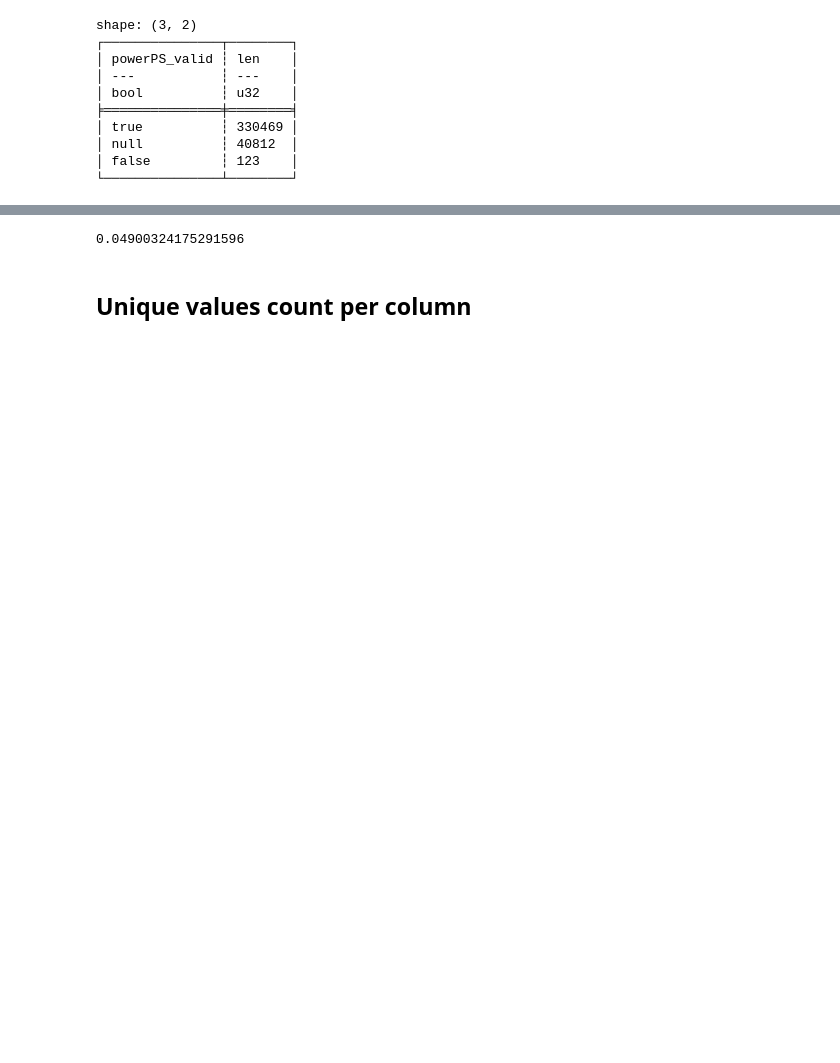
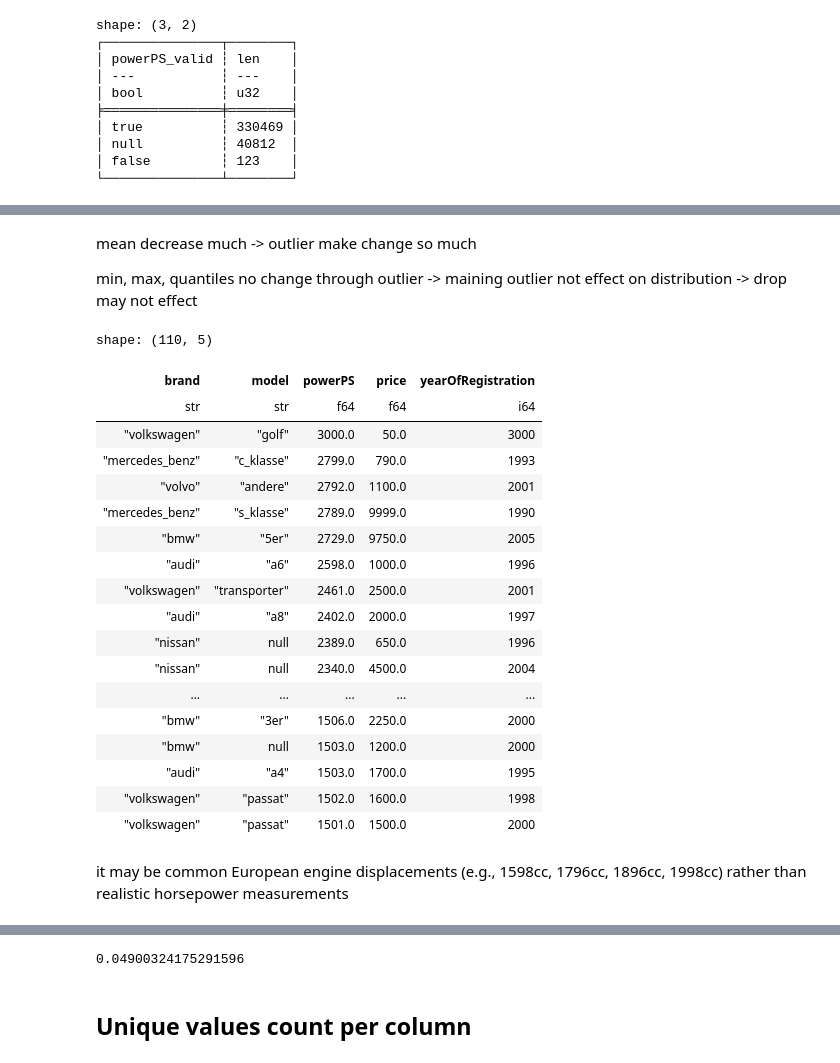
Before and after one commit to pannguyen2001/learn_python, a Jupyter notebook: lab/pipeline.ipynb, the cells around one changed output, grey strips where cells are left out. Saved outputs shown, nothing was run; the diff lists cells and outputs as text; code cells hidden in the pictures; blank space fills up the shorter version.

```diff
--- a/lab/pipeline.ipynb
+++ b/lab/pipeline.ipynb
@@ -908,0 +1132,39 @@ shape: (1,)
+# %% [markdown]
+mean decrease much -> outlier make change so much
+
+min, max, quantiles no change through outlier -> maining outlier not effect on distribution -> drop may not effect
+# %%
+(
+    df.filter((pl.col("powerPS") > 1500) & (pl.col("powerPS") <= 3000))
+    .select(
+        "brand",
+        "model",
+        "powerPS",
+        "price",
+        "yearOfRegistration",
+    )
+    .sort("powerPS", descending=True)
+    .collect()
+)
+# %% [output]
+shape: (110, 5)
+| brand | model | powerPS | price | yearOfRegistration |
+| str | str | f64 | f64 | i64 |
+| "volkswagen" | "golf" | 3000.0 | 50.0 | 3000 |
+| "mercedes_benz" | "c_klasse" | 2799.0 | 790.0 | 1993 |
+| "volvo" | "andere" | 2792.0 | 1100.0 | 2001 |
+| "mercedes_benz" | "s_klasse" | 2789.0 | 9999.0 | 1990 |
+| "bmw" | "5er" | 2729.0 | 9750.0 | 2005 |
+| "audi" | "a6" | 2598.0 | 1000.0 | 1996 |
+| "volkswagen" | "transporter" | 2461.0 | 2500.0 | 2001 |
+| "audi" | "a8" | 2402.0 | 2000.0 | 1997 |
+| "nissan" | null | 2389.0 | 650.0 | 1996 |
+| "nissan" | null | 2340.0 | 4500.0 | 2004 |
+| ... | ... | ... | ... | ... |
+| "bmw" | "3er" | 1506.0 | 2250.0 | 2000 |
+| "bmw" | null | 1503.0 | 1200.0 | 2000 |
+| "audi" | "a4" | 1503.0 | 1700.0 | 1995 |
+| "volkswagen" | "passat" | 1502.0 | 1600.0 | 1998 |
+| "volkswagen" | "passat" | 1501.0 | 1500.0 | 2000 |
+# %% [markdown]
+it may be common European engine displacements (e.g., 1598cc, 1796cc, 1896cc, 1998cc) rather than realistic horsepower measurements
```
Also changed, not shown: parts of 53 cells of this notebook.
